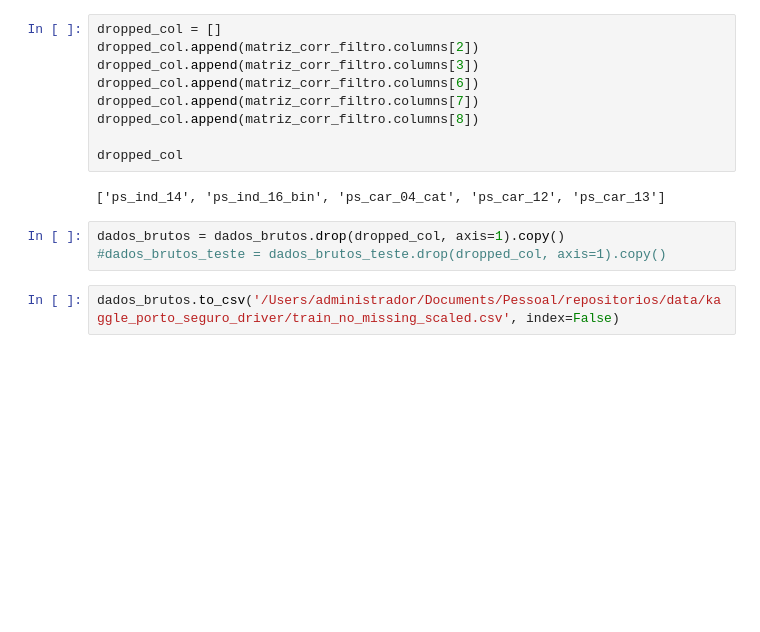
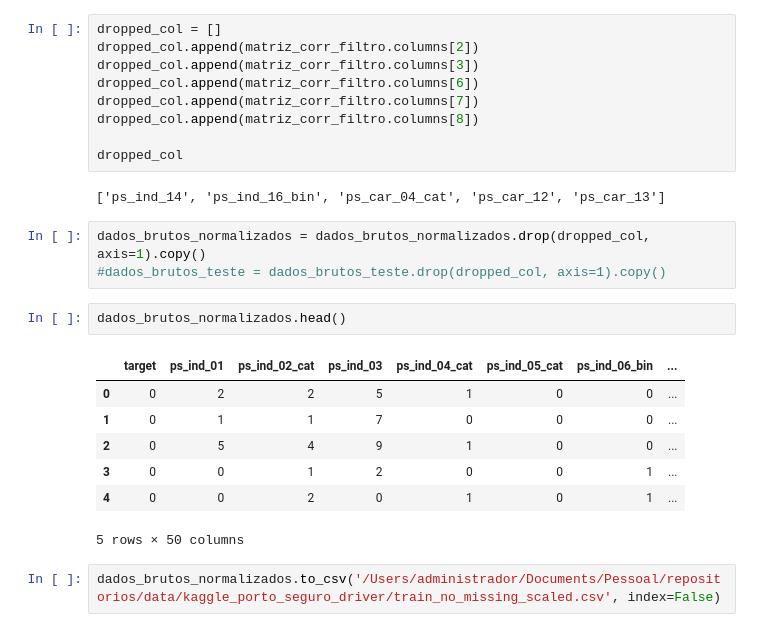
Before and after one commit to fernandohitmas/data_science_challenges, a Jupyter notebook: scripts/kaggle_porto_seguro_safe_driver/02.2.pre_processamento.ipynb, the cells around one changed output. Saved outputs shown, nothing was run; the diff lists cells and outputs as text; blank space fills up the shorter version.

```diff
--- a/scripts/kaggle_porto_seguro_safe_driver/02.2.pre_processamento.ipynb
+++ b/scripts/kaggle_porto_seguro_safe_driver/02.2.pre_processamento.ipynb
@@ -141,7 +141,17 @@ dropped_col
 # %% [output]
 ['ps_ind_14', 'ps_ind_16_bin', 'ps_car_04_cat', 'ps_car_12', 'ps_car_13']
 # %%
-dados_brutos = dados_brutos.drop(dropped_col, axis=1).copy()
+dados_brutos_normalizados = dados_brutos_normalizados.drop(dropped_col, axis=1).copy()
 #dados_brutos_teste = dados_brutos_teste.drop(dropped_col, axis=1).copy()
+# %%
+dados_brutos_normalizados.head()
+# %% [output]
+|  | target | ps_ind_01 | ps_ind_02_cat | ps_ind_03 | ps_ind_04_cat | ps_ind_05_cat | ps_ind_06_bin | ... |
+| 0 | 0 | 2 | 2 | 5 | 1 | 0 | 0 | ... |
+| 1 | 0 | 1 | 1 | 7 | 0 | 0 | 0 | ... |
+| 2 | 0 | 5 | 4 | 9 | 1 | 0 | 0 | ... |
+| 3 | 0 | 0 | 1 | 2 | 0 | 0 | 1 | ... |
+| 4 | 0 | 0 | 2 | 0 | 1 | 0 | 1 | ... |
+5 rows × 50 columns
 # %%
-dados_brutos.to_csv('/Users/administrador/Documents/Pessoal/repositorios/data/kaggle_porto_seguro_driver/train_no_missing_scaled.csv', index=False)
+dados_brutos_normalizados.to_csv('/Users/administrador/Documents/Pessoal/repositorios/data/kaggle_porto_seguro_driver/train_no_missing_scaled.csv', index=False)
```
Also changed, not shown: 1 other file.
